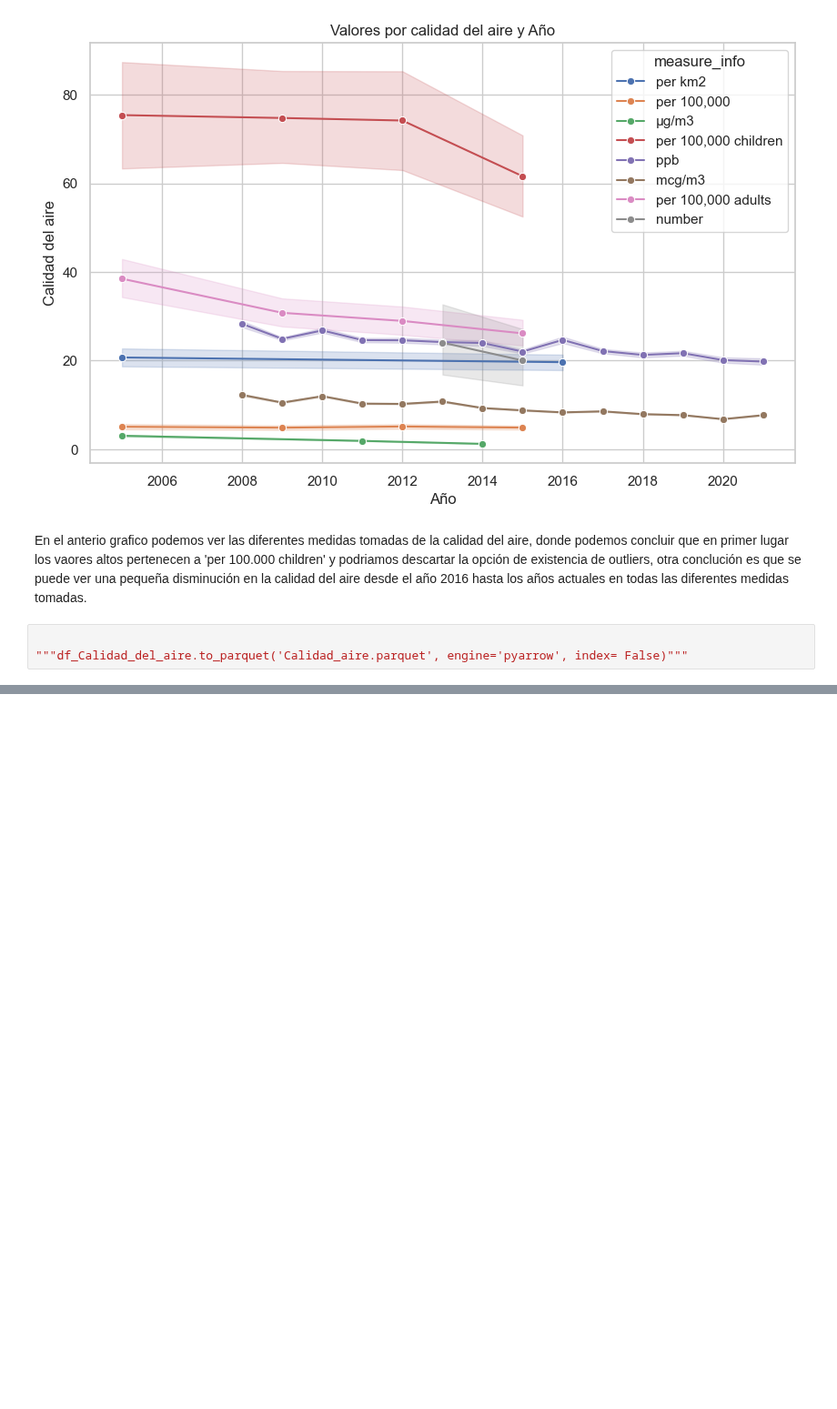
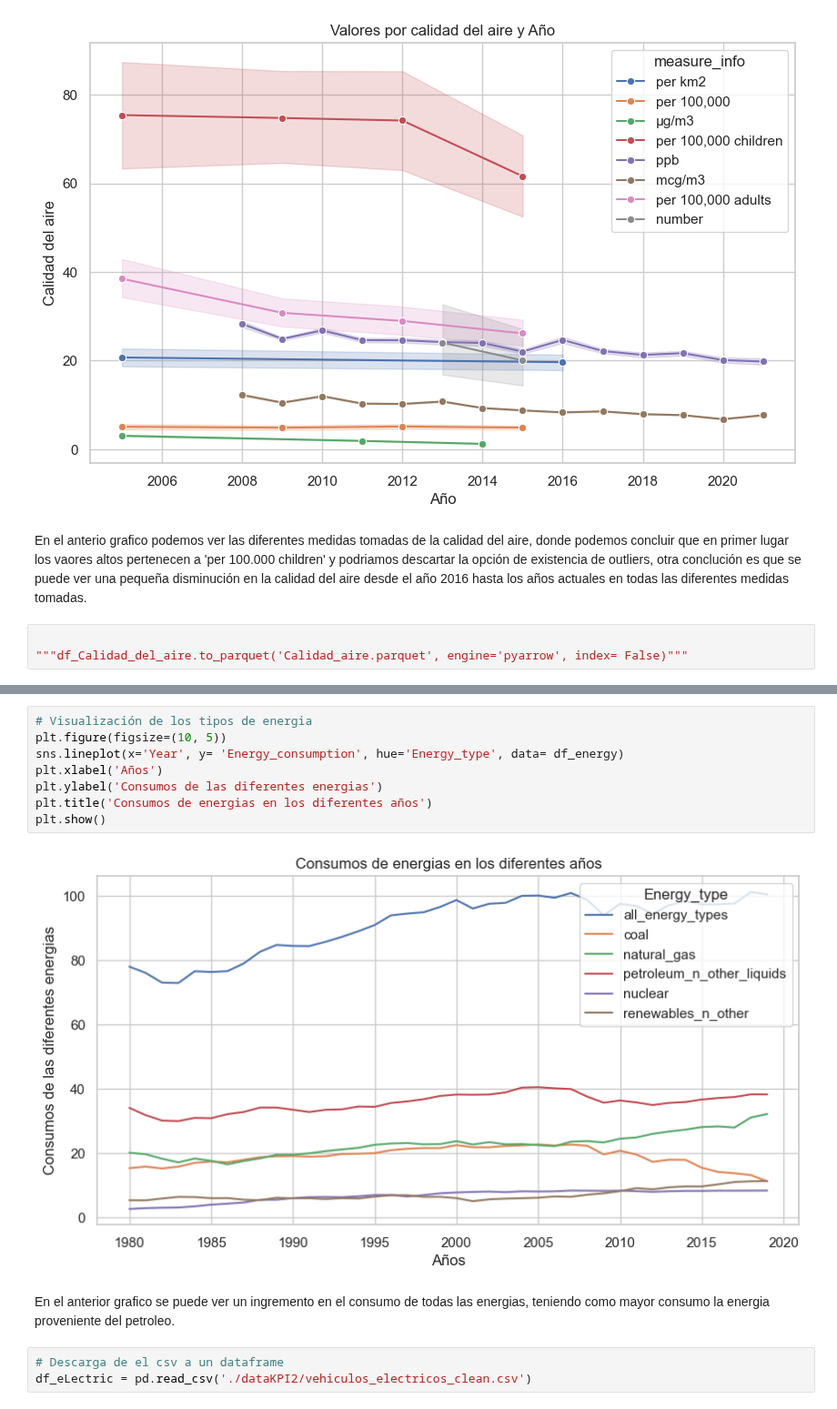
Before and after one commit to GLibardoAlarcon/Proyecto_Finalizado_Streamlit, a Jupyter notebook: libardo.ipynb, the cells around one changed output, grey strips where cells are left out. Shown at 91% size. Cells and saved outputs as stored; diff of their text form; blank space fills up the shorter version.

```diff
--- a/libardo.ipynb
+++ b/libardo.ipynb
@@ -223,0 +256,15 @@ En el anterio grafico podemos ver las diferentes medidas tomadas de la calidad d
+# %%
+# Visualización de los tipos de energia
+plt.figure(figsize=(10, 5))
+sns.lineplot(x='Year', y= 'Energy_consumption', hue='Energy_type', data= df_energy)
+plt.xlabel('Años')
+plt.ylabel('Consumos de las diferentes energias')
+plt.title('Consumos de energias en los diferentes años')
+plt.show()
+# %% [output]
+[figure, added]
+# %% [markdown]
+En el anterior grafico se puede ver un ingremento en el consumo de todas las energias, teniendo como mayor consumo la energia proveniente del petroleo.
+# %%
+# Descarga de el csv a un dataframe
+df_eLectric = pd.read_csv('./dataKPI2/vehiculos_electricos_clean.csv')
```
Also changed, not shown: parts of 15 cells of this notebook.
